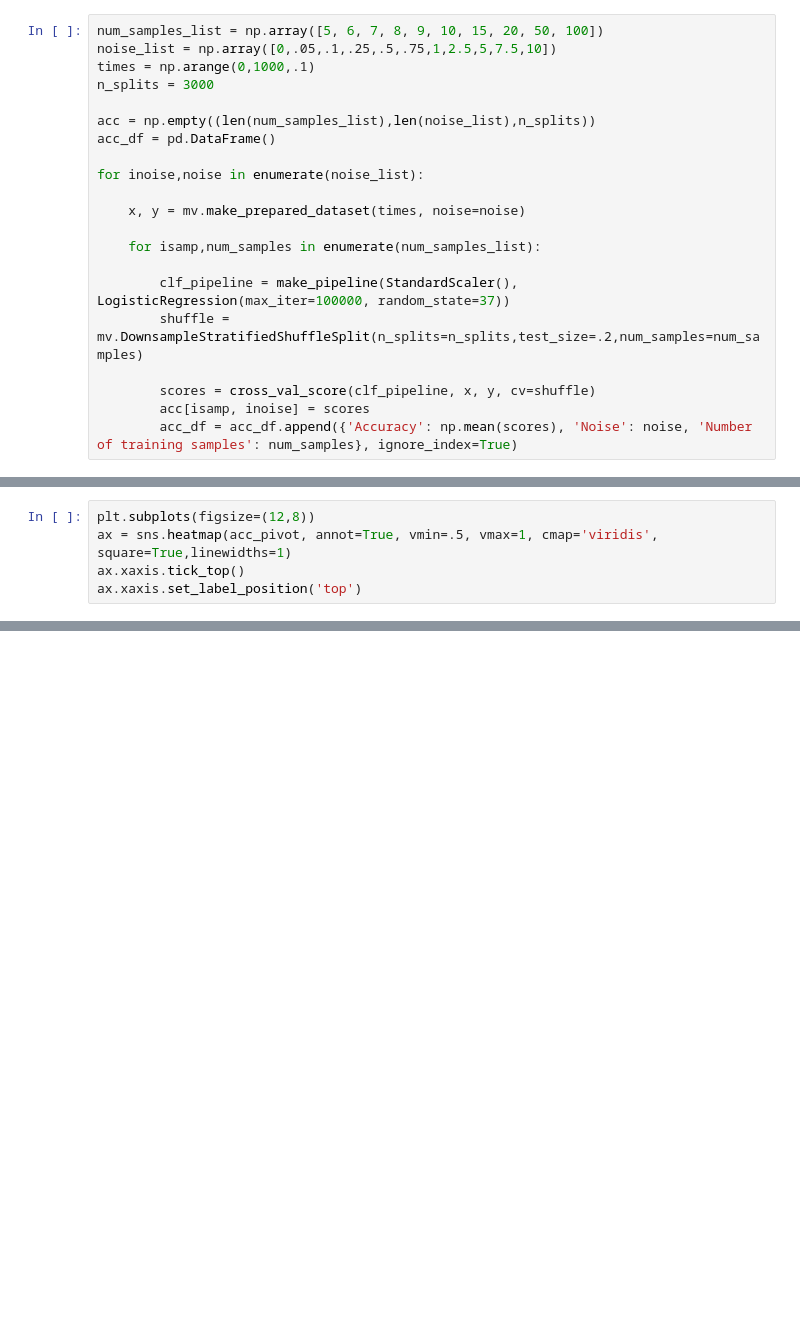
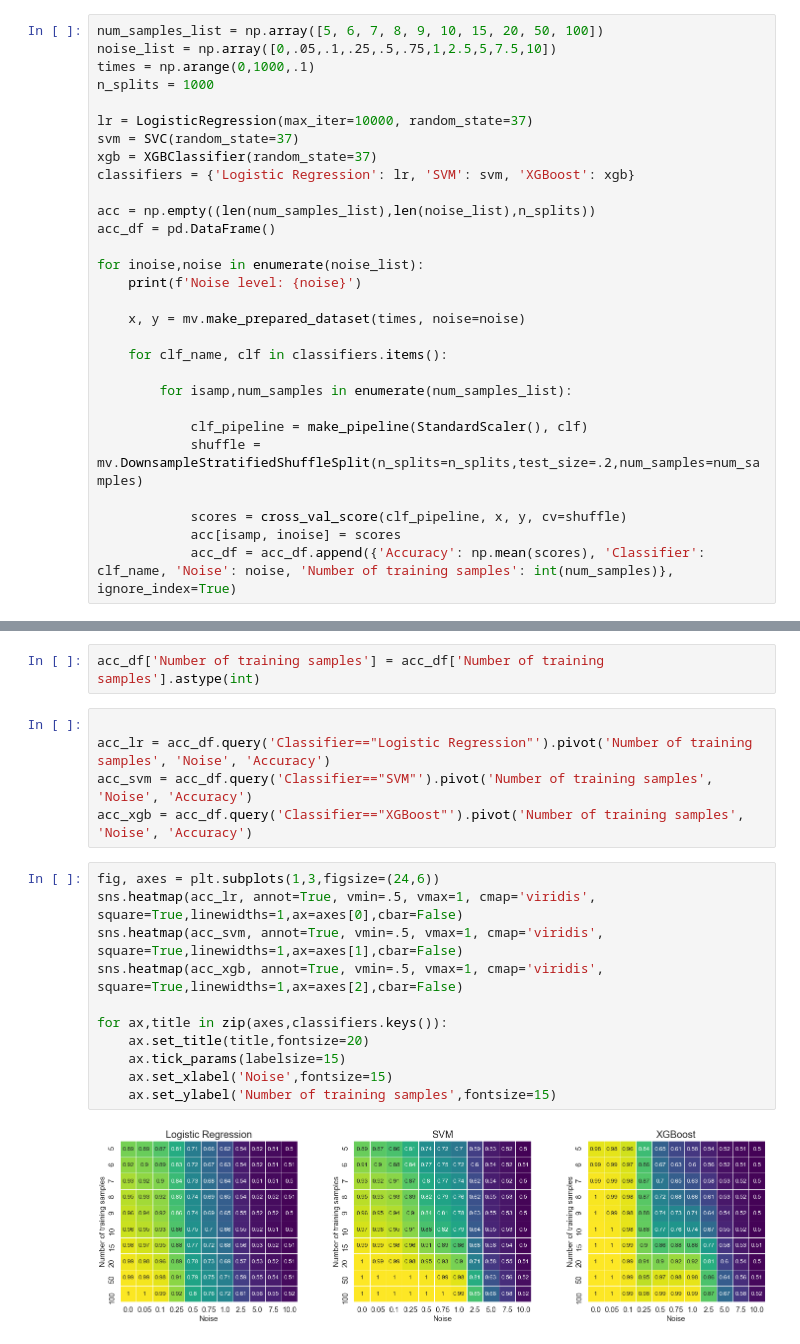
Before and after one commit to WilliamThyer/multivariate-time-series-simulation-and-classification, a Jupyter notebook: sample_size_and_noise_simulation_classification.ipynb, the cells around one changed output, grey strips where cells are left out. Saved outputs shown, nothing was run; the diff lists cells and outputs as text; blank space fills up the shorter version.

Commit message:
plots and 1000 iters

```diff
--- a/sample_size_and_noise_simulation_classification.ipynb
+++ b/sample_size_and_noise_simulation_classification.ipynb
@@ -19,20 +21,28 @@ The autoreload extension is already loaded. To reload it, use:
 num_samples_list = np.array([5, 6, 7, 8, 9, 10, 15, 20, 50, 100])
 noise_list = np.array([0,.05,.1,.25,.5,.75,1,2.5,5,7.5,10])
 times = np.arange(0,1000,.1)
-n_splits = 3000
+n_splits = 1000
+
+lr = LogisticRegression(max_iter=10000, random_state=37)
+svm = SVC(random_state=37)
+xgb = XGBClassifier(random_state=37)
+classifiers = {'Logistic Regression': lr, 'SVM': svm, 'XGBoost': xgb}
 
 acc = np.empty((len(num_samples_list),len(noise_list),n_splits))
 acc_df = pd.DataFrame()
 
 for inoise,noise in enumerate(noise_list):
+    print(f'Noise level: {noise}')
 
     x, y = mv.make_prepared_dataset(times, noise=noise)
 
-    for isamp,num_samples in enumerate(num_samples_list):
+    for clf_name, clf in classifiers.items():
 
-        clf_pipeline = make_pipeline(StandardScaler(), LogisticRegression(max_iter=100000, random_state=37))
-        shuffle = mv.DownsampleStratifiedShuffleSplit(n_splits=n_splits,test_size=.2,num_samples=num_samples)
+        for isamp,num_samples in enumerate(num_samples_list):
 
-        scores = cross_val_score(clf_pipeline, x, y, cv=shuffle)
-        acc[isamp, inoise] = scores
-        acc_df = acc_df.append({'Accuracy': np.mean(scores), 'Noise': noise, 'Number of training samples': num_samples}, ignore_index=True)
+            clf_pipeline = make_pipeline(StandardScaler(), clf)
+            shuffle = mv.DownsampleStratifiedShuffleSplit(n_splits=n_splits,test_size=.2,num_samples=num_samples)
+
+            scores = cross_val_score(clf_pipeline, x, y, cv=shuffle)
+            acc[isamp, inoise] = scores
+            acc_df = acc_df.append({'Accuracy': np.mean(scores), 'Classifier': clf_name, 'Noise': noise, 'Number of training samples': int(num_samples)}, ignore_index=True)
@@ -41,5 +60,0 @@ acc_pivot = acc_df.pivot('Number of training samples', 'Noise', 'Accuracy')
-# %%
-plt.subplots(figsize=(12,8))
-ax = sns.heatmap(acc_pivot, annot=True, vmin=.5, vmax=1, cmap='viridis', square=True,linewidths=1)
-ax.xaxis.tick_top()
-ax.xaxis.set_label_position('top')
@@ -47,0 +61,20 @@ ax.xaxis.set_label_position('top')
+# %%
+acc_df['Number of training samples'] = acc_df['Number of training samples'].astype(int)
+# %%
+
+acc_lr = acc_df.query('Classifier=="Logistic Regression"').pivot('Number of training samples', 'Noise', 'Accuracy')
+acc_svm = acc_df.query('Classifier=="SVM"').pivot('Number of training samples', 'Noise', 'Accuracy')
+acc_xgb = acc_df.query('Classifier=="XGBoost"').pivot('Number of training samples', 'Noise', 'Accuracy')
+# %%
+fig, axes = plt.subplots(1,3,figsize=(24,6))
+sns.heatmap(acc_lr, annot=True, vmin=.5, vmax=1, cmap='viridis', square=True,linewidths=1,ax=axes[0],cbar=False)
+sns.heatmap(acc_svm, annot=True, vmin=.5, vmax=1, cmap='viridis', square=True,linewidths=1,ax=axes[1],cbar=False)
+sns.heatmap(acc_xgb, annot=True, vmin=.5, vmax=1, cmap='viridis', square=True,linewidths=1,ax=axes[2],cbar=False)
+
+for ax,title in zip(axes,classifiers.keys()):
+    ax.set_title(title,fontsize=20)
+    ax.tick_params(labelsize=15)
+    ax.set_xlabel('Noise',fontsize=15)
+    ax.set_ylabel('Number of training samples',fontsize=15)
+# %% [output]
+[figure, added]
```
Also changed, not shown: parts of 4 cells of this notebook, 1 other file.
